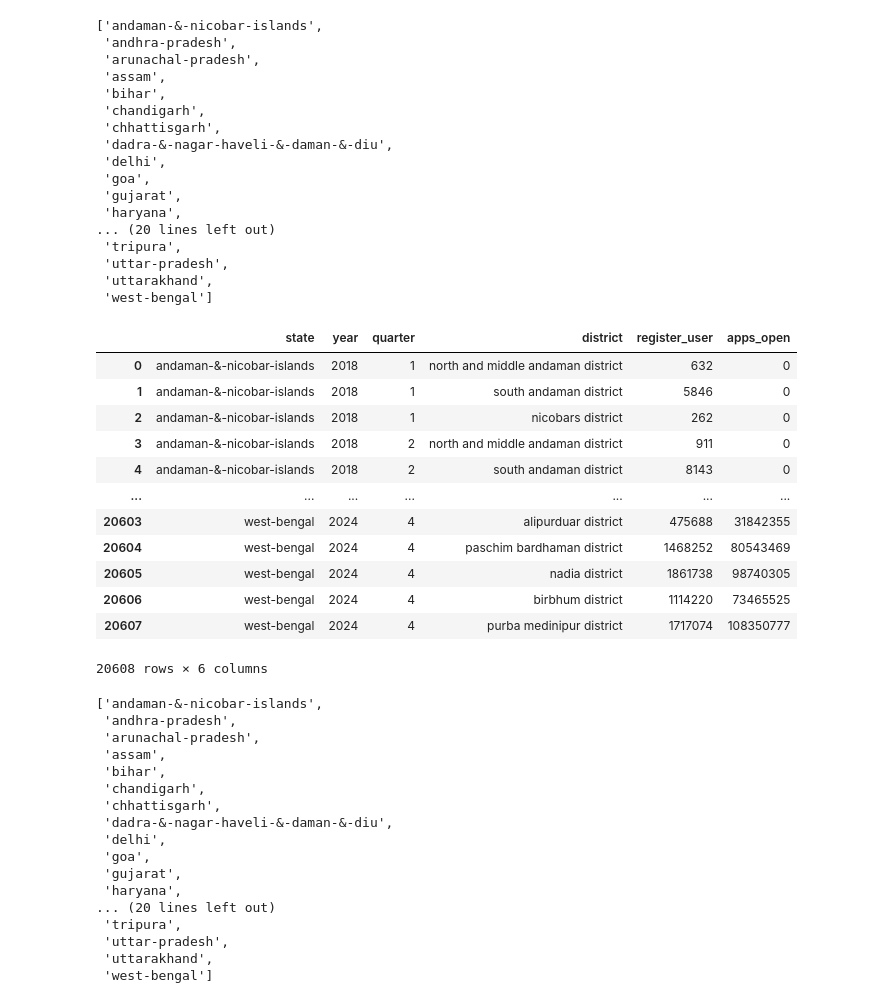
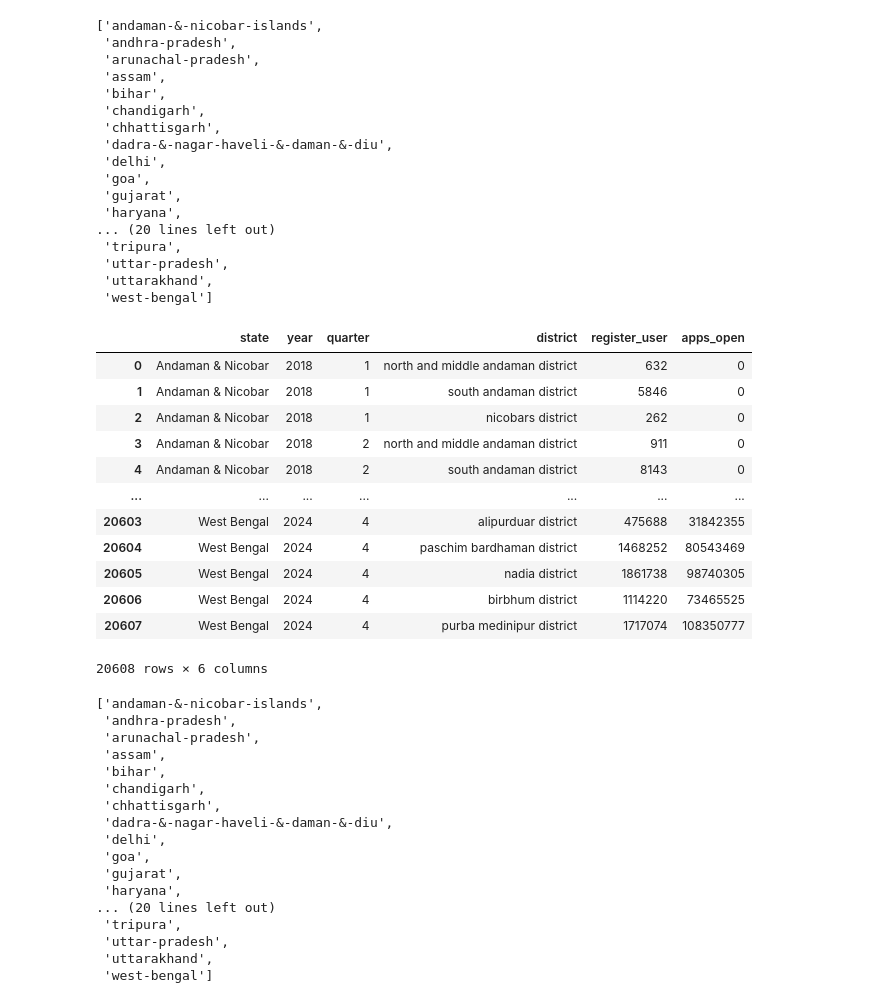
Before and after one commit to Ranjitha23ds/Phonepe-Pulse-Data-Visualization-and-Exploration, a Jupyter notebook: Phone.ipynb, the cells around one changed output. Drawn from its saved outputs; the diff is of its cells as text; code cells hidden in the pictures.

```diff
--- a/Phone.ipynb
+++ b/Phone.ipynb
@@ -275,22 +364,23 @@ for i in map_user:
                 clm3["register_user"].append(reg_user)
                 clm3["apps_open"].append(open_app_count)
 map_users=pd.DataFrame(clm3)
-# %%
-map_users
-# %% [output]
-|  | state | year | quarter | district | register_user | apps_open |
-| 0 | andaman-&-nicobar-islands | 2018 | 1 | north and middle andaman district | 632 | 0 |
-| 1 | andaman-&-nicobar-islands | 2018 | 1 | south andaman district | 5846 | 0 |
-| 2 | andaman-&-nicobar-islands | 2018 | 1 | nicobars district | 262 | 0 |
-| 3 | andaman-&-nicobar-islands | 2018 | 2 | north and middle andaman district | 911 | 0 |
-| 4 | andaman-&-nicobar-islands | 2018 | 2 | south andaman district | 8143 | 0 |
-| ... | ... | ... | ... | ... | ... | ... |
-| 20603 | west-bengal | 2024 | 4 | alipurduar district | 475688 | 31842355 |
-| 20604 | west-bengal | 2024 | 4 | paschim bardhaman district | 1468252 | 80543469 |
-| 20605 | west-bengal | 2024 | 4 | nadia district | 1861738 | 98740305 |
-| 20606 | west-bengal | 2024 | 4 | birbhum district | 1114220 | 73465525 |
-| 20607 | west-bengal | 2024 | 4 | purba medinipur district | 1717074 | 108350777 |
-20608 rows × 6 columns
+# %%
+map_users["state"]=map_users["state"].replace(state_mapping)
+map_users
+# %% [output]
+|  | state | year | quarter | district | register_user | apps_open |
+| 0 | Andaman & Nicobar | 2018 | 1 | north and middle andaman district | 632 | 0 |
+| 1 | Andaman & Nicobar | 2018 | 1 | south andaman district | 5846 | 0 |
+| 2 | Andaman & Nicobar | 2018 | 1 | nicobars district | 262 | 0 |
+| 3 | Andaman & Nicobar | 2018 | 2 | north and middle andaman district | 911 | 0 |
+| 4 | Andaman & Nicobar | 2018 | 2 | south andaman district | 8143 | 0 |
+| ... | ... | ... | ... | ... | ... | ... |
+| 20603 | West Bengal | 2024 | 4 | alipurduar district | 475688 | 31842355 |
+| 20604 | West Bengal | 2024 | 4 | paschim bardhaman district | 1468252 | 80543469 |
+| 20605 | West Bengal | 2024 | 4 | nadia district | 1861738 | 98740305 |
+| 20606 | West Bengal | 2024 | 4 | birbhum district | 1114220 | 73465525 |
+| 20607 | West Bengal | 2024 | 4 | purba medinipur district | 1717074 | 108350777 |
+20608 rows × 6 columns
 # %%
 top_path="phonepe_pulse_data/data/top/transaction/country/india/state/"
 top_tran=os.listdir(top_path)
```
Also changed, not shown: parts of 20 cells of this notebook.
